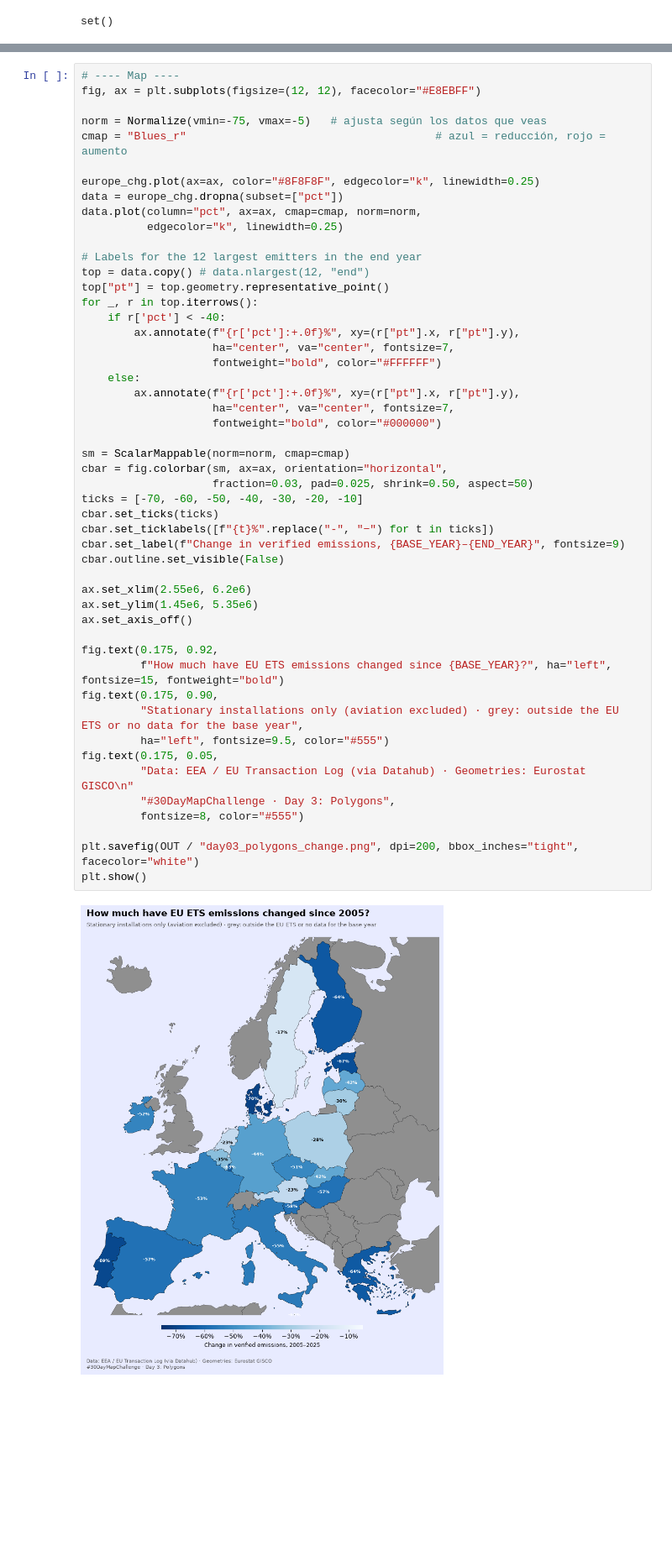
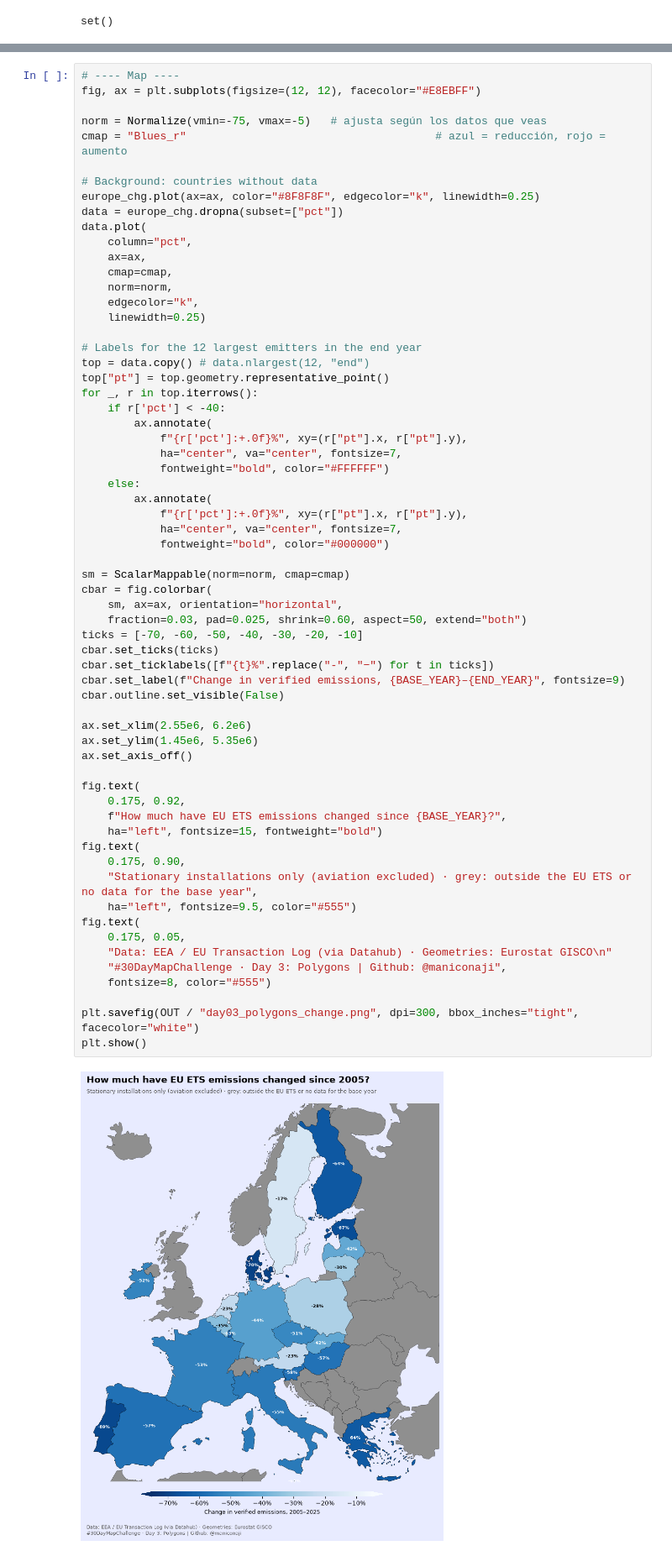
Before and after one commit to maniconaji/30DayMapChallenge, a Jupyter notebook: notebooks/03 - Polygons.ipynb, the cells around one changed output, grey strips where cells are left out. Shown at 84% size. Cells and saved outputs as stored; diff of their text form; blank space fills up the shorter version.

```diff
--- a/notebooks/03 - Polygons.ipynb
+++ b/notebooks/03 - Polygons.ipynb
@@ -244,51 +269,64 @@ country_code   pct
 # ---- Map ----
 fig, ax = plt.subplots(figsize=(12, 12), facecolor="#E8EBFF")
 
 norm = Normalize(vmin=-75, vmax=-5)   # ajusta según los datos que veas
 cmap = "Blues_r"                                      # azul = reducción, rojo = aumento
 
+# Background: countries without data
 europe_chg.plot(ax=ax, color="#8F8F8F", edgecolor="k", linewidth=0.25)
 data = europe_chg.dropna(subset=["pct"])
-data.plot(column="pct", ax=ax, cmap=cmap, norm=norm,
-          edgecolor="k", linewidth=0.25)
+data.plot(
+    column="pct",
+    ax=ax,
+    cmap=cmap,
+    norm=norm,
+    edgecolor="k",
+    linewidth=0.25)
 
 # Labels for the 12 largest emitters in the end year
 top = data.copy() # data.nlargest(12, "end")
 top["pt"] = top.geometry.representative_point()
 for _, r in top.iterrows():
     if r['pct'] < -40:
-        ax.annotate(f"{r['pct']:+.0f}%", xy=(r["pt"].x, r["pt"].y),
-                    ha="center", va="center", fontsize=7,
-                    fontweight="bold", color="#FFFFFF")
+        ax.annotate(
+            f"{r['pct']:+.0f}%", xy=(r["pt"].x, r["pt"].y),
+            ha="center", va="center", fontsize=7,
+            fontweight="bold", color="#FFFFFF")
     else:
-        ax.annotate(f"{r['pct']:+.0f}%", xy=(r["pt"].x, r["pt"].y),
-                    ha="center", va="center", fontsize=7,
-                    fontweight="bold", color="#000000")
+        ax.annotate(
+            f"{r['pct']:+.0f}%", xy=(r["pt"].x, r["pt"].y),
+            ha="center", va="center", fontsize=7,
+            fontweight="bold", color="#000000")
 
 sm = ScalarMappable(norm=norm, cmap=cmap)
-cbar = fig.colorbar(sm, ax=ax, orientation="horizontal",
-                    fraction=0.03, pad=0.025, shrink=0.50, aspect=50)
+cbar = fig.colorbar(
+    sm, ax=ax, orientation="horizontal",
+    fraction=0.03, pad=0.025, shrink=0.60, aspect=50, extend="both")
 ticks = [-70, -60, -50, -40, -30, -20, -10]
 cbar.set_ticks(ticks)
 cbar.set_ticklabels([f"{t}%".replace("-", "−") for t in ticks])
 cbar.set_label(f"Change in verified emissions, {BASE_YEAR}–{END_YEAR}", fontsize=9)
 cbar.outline.set_visible(False)
 
 ax.set_xlim(2.55e6, 6.2e6)
 ax.set_ylim(1.45e6, 5.35e6)
 ax.set_axis_off()
 
-fig.text(0.175, 0.92,
-         f"How much have EU ETS emissions changed since {BASE_YEAR}?", ha="left", fontsize=15, fontweight="bold")
-fig.text(0.175, 0.90,
-         "Stationary installations only (aviation excluded) · grey: outside the EU ETS or no data for the base year",
-         ha="left", fontsize=9.5, color="#555")
-fig.text(0.175, 0.05,
-         "Data: EEA / EU Transaction Log (via Datahub) · Geometries: Eurostat GISCO\n"
-         "#30DayMapChallenge · Day 3: Polygons",
-         fontsize=8, color="#555")
+fig.text(
+    0.175, 0.92,
+    f"How much have EU ETS emissions changed since {BASE_YEAR}?",
+    ha="left", fontsize=15, fontweight="bold")
+fig.text(
+    0.175, 0.90,
+    "Stationary installations only (aviation excluded) · grey: outside the EU ETS or no data for the base year",
+    ha="left", fontsize=9.5, color="#555")
+fig.text(
+    0.175, 0.05,
+    "Data: EEA / EU Transaction Log (via Datahub) · Geometries: Eurostat GISCO\n"
+    "#30DayMapChallenge · Day 3: Polygons | Github: @maniconaji",
+    fontsize=8, color="#555")
 
-plt.savefig(OUT / "day03_polygons_change.png", dpi=200, bbox_inches="tight", facecolor="white")
+plt.savefig(OUT / "day03_polygons_change.png", dpi=300, bbox_inches="tight", facecolor="white")
 plt.show()
 # %% [output]
-[figure, old version]
+[figure, new version]
```
Also changed, not shown: parts of 3 cells of this notebook, 10 other files.
